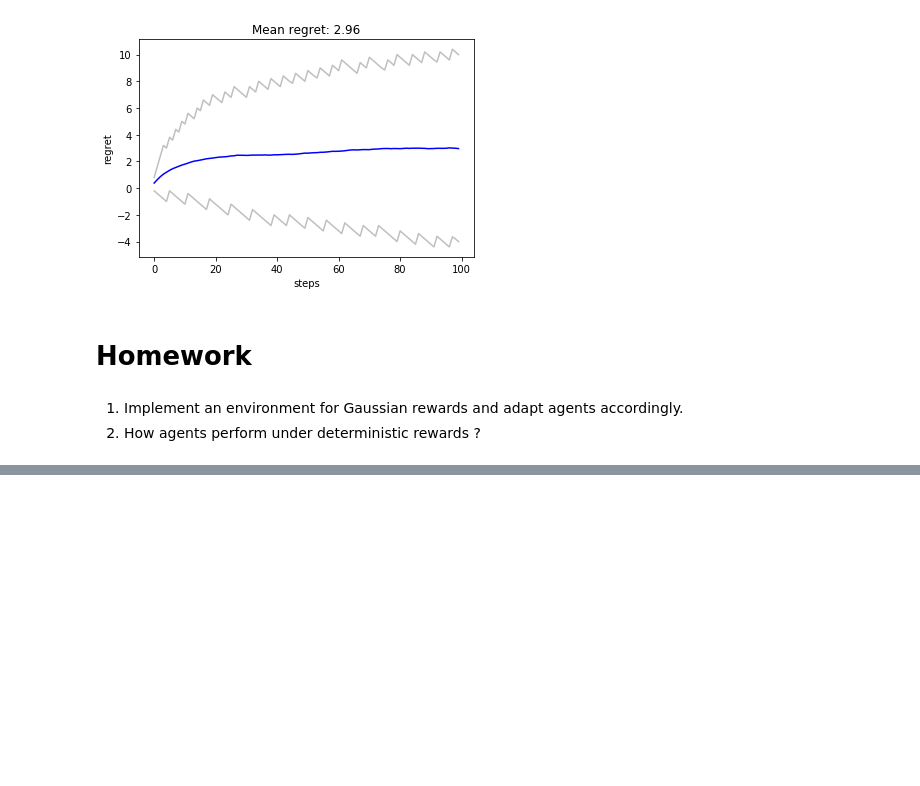
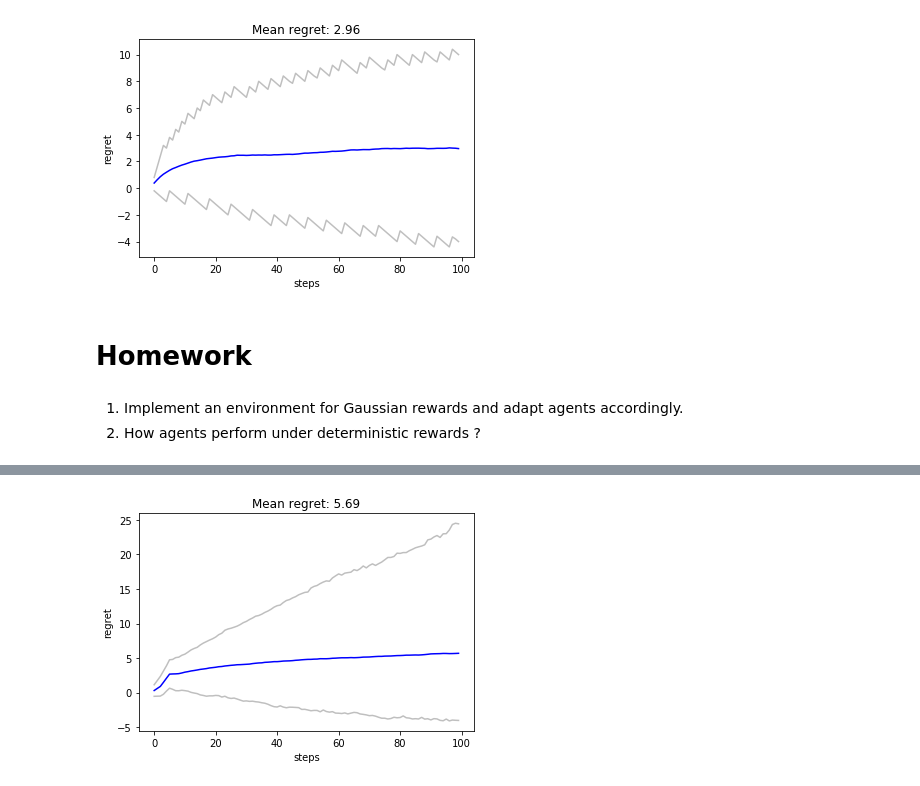
Before and after one commit to thibaultallart/IA316-2020, a Jupyter notebook: notebooks/1_bandits_solution.ipynb, the cells around one changed output, grey strips where cells are left out. Drawn from its saved outputs; the diff is of its cells as text; code cells hidden in the pictures; blank space fills up the shorter version.

```diff
--- a/notebooks/1_bandits_solution.ipynb
+++ b/notebooks/1_bandits_solution.ipynb
@@ -344,0 +442,44 @@ plt.show()
+# %%
+class NormalGamma(object):
+    """ NG(m, λ|µ = ·, κ = 0, α = −1/2, β = 0) """
+    def __init__(self):
+        self.mean = 0
+        self.ss = 0
+        self.n = 0
+
+    def update(self, reward):
+        self.n += 1
+        # update mean and sum of square
+        old_mean = self.mean
+        self.mean +=  (reward - self.mean)/self.n
+        self.ss += (reward - old_mean) * (reward - self.mean) # Welford's algorithm
+
+    def sample(self, np_random):
+        if self.n <= 2:
+            return np.Inf
+        else:
+            return student.rvs(df=self.n-1, loc=self.mean,
+                               scale=self.ss/(self.n*self.n-1),
+                               random_state=np_random)
+# %%
+nb_exp = 1000
+nb_steps = 100
+regret = np.zeros(nb_exp)
+regrets = np.zeros((nb_exp, nb_steps))
+for i in range(nb_exp):
+    env = MABG(mean_reward = [.5, .2, .8],
+               std_reward = [.5, .5, .5],
+               seed=i)
+    agent = Thompson_sampling(env._nb_arms, dist=NormalGamma, seed=i)
+    exp = run_exp(agent, env, nb_steps)
+    regret[i] = exp['regret']
+    regrets[i] = exp['cum_regrets']
+plt.plot(regrets.mean(axis=0), color='blue')
+plt.plot(np.quantile(regrets, 0.05,axis=0), color='grey', alpha=0.5)
+plt.plot(np.quantile(regrets, 0.95,axis=0), color='grey', alpha=0.5)
+plt.title('Mean regret: {:.2f}'.format(regret.mean()))
+plt.xlabel('steps')
+plt.ylabel('regret')
+plt.show()
+# %% [output]
+[figure, added]
```
Also changed, not shown: parts of 11 cells of this notebook.
